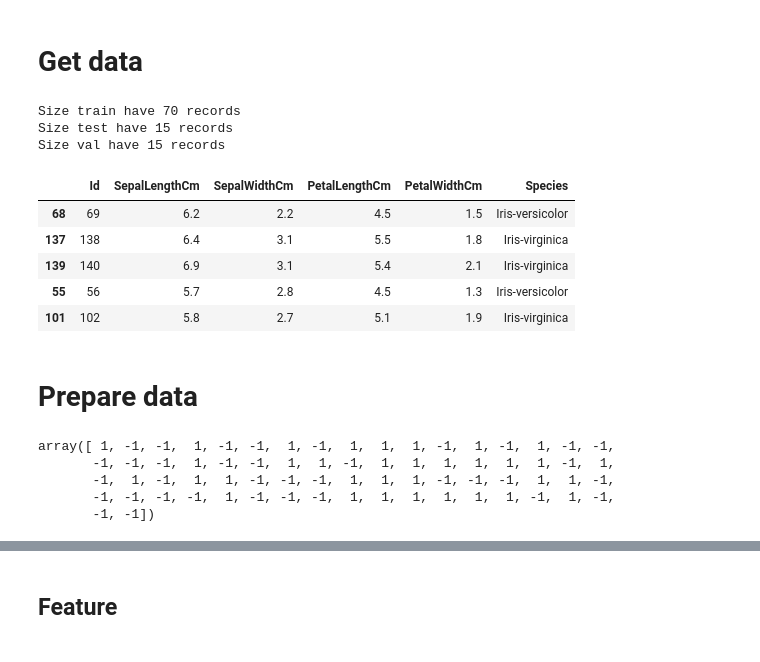
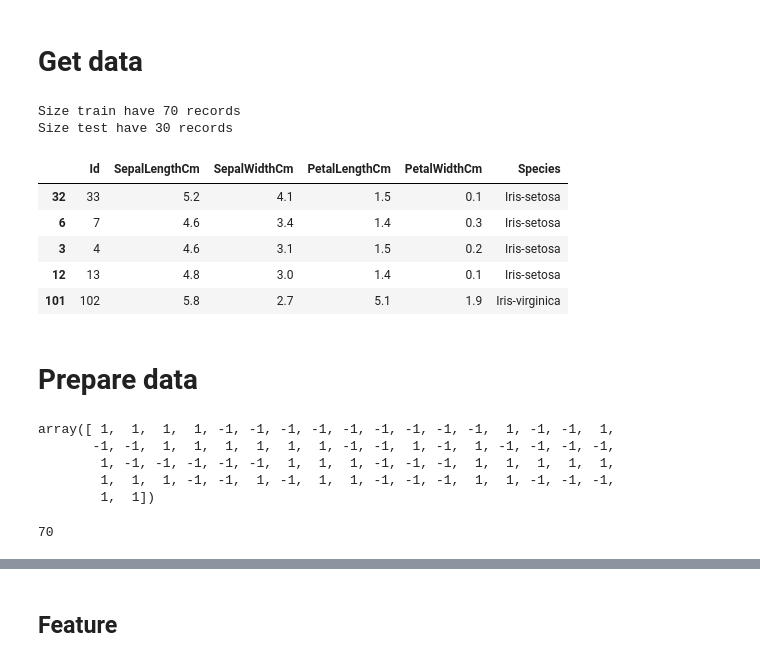
Before and after one commit to HoAnhKhoaVN/22C15009_22C15033_AIMath_final, a Jupyter notebook: exp_perceptron.ipynb, the cells around one changed output, grey strips where cells are left out. Saved outputs shown, nothing was run; the diff lists cells and outputs as text; code cells hidden in the pictures.

```diff
--- a/exp_perceptron.ipynb
+++ b/exp_perceptron.ipynb
@@ -8,27 +8,32 @@ import seaborn as sns
 # %% [markdown]
 # Get data
 # %%
-iris_ds = IrisDataset(link = LINK_DATA_IRIS)
+iris_ds = IrisDataset(link = LINK_DATA_IRIS, lst_filter_feature=[1,2])
 iris_ds.train_df.head()
 # %% [output]
 Size train have 70 records
-Size test have 15 records
-Size val have 15 records
+Size test have 30 records
 |  | Id | SepalLengthCm | SepalWidthCm | PetalLengthCm | PetalWidthCm | Species |
-| 68 | 69 | 6.2 | 2.2 | 4.5 | 1.5 | Iris-versicolor |
-| 137 | 138 | 6.4 | 3.1 | 5.5 | 1.8 | Iris-virginica |
-| 139 | 140 | 6.9 | 3.1 | 5.4 | 2.1 | Iris-virginica |
-| 55 | 56 | 5.7 | 2.8 | 4.5 | 1.3 | Iris-versicolor |
+| 32 | 33 | 5.2 | 4.1 | 1.5 | 0.1 | Iris-setosa |
+| 6 | 7 | 4.6 | 3.4 | 1.4 | 0.3 | Iris-setosa |
+| 3 | 4 | 4.6 | 3.1 | 1.5 | 0.2 | Iris-setosa |
+| 12 | 13 | 4.8 | 3.0 | 1.4 | 0.1 | Iris-setosa |
 | 101 | 102 | 5.8 | 2.7 | 5.1 | 1.9 | Iris-virginica |
 # %% [markdown]
 # Prepare data
 # %%
-y = iris_ds.train_df.iloc[:,5].values
-y = np.where(y == 'Iris-virginica', -1, 1)
+# y = iris_ds.train_df.iloc[:,5].values
+# y = np.where(y == 'Iris-virginica', -1, 1)
+# y
+y = iris_ds.y_train
 y
 # %% [output]
-array([ 1, -1, -1,  1, -1, -1,  1, -1,  1,  1,  1, -1,  1, -1,  1, -1, -1,
-       -1, -1, -1,  1, -1, -1,  1,  1, -1,  1,  1,  1,  1,  1,  1, -1,  1,
-       -1,  1, -1,  1,  1, -1, -1, -1,  1,  1,  1, -1, -1, -1,  1,  1, -1,
-       -1, -1, -1, -1,  1, -1, -1, -1,  1,  1,  1,  1,  1,  1, -1,  1, -1,
-       -1, -1])
+array([ 1,  1,  1,  1, -1, -1, -1, -1, -1, -1, -1, -1, -1,  1, -1, -1,  1,
+       -1, -1,  1,  1,  1,  1,  1,  1, -1, -1,  1, -1,  1, -1, -1, -1, -1,
+        1, -1, -1, -1, -1, -1,  1,  1,  1, -1, -1, -1,  1,  1,  1,  1,  1,
+        1,  1,  1, -1, -1,  1, -1,  1,  1, -1, -1, -1,  1,  1, -1, -1, -1,
+        1,  1])
+# %%
+len(iris_ds.train_df)
+# %% [output]
+70
```
Also changed, not shown: parts of 18 cells of this notebook, 7 other files.
